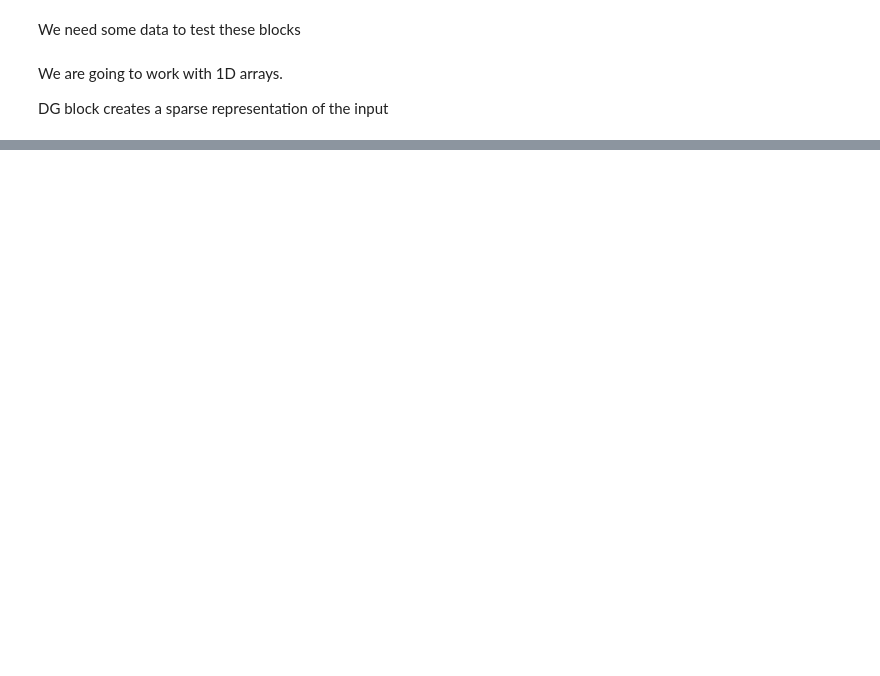
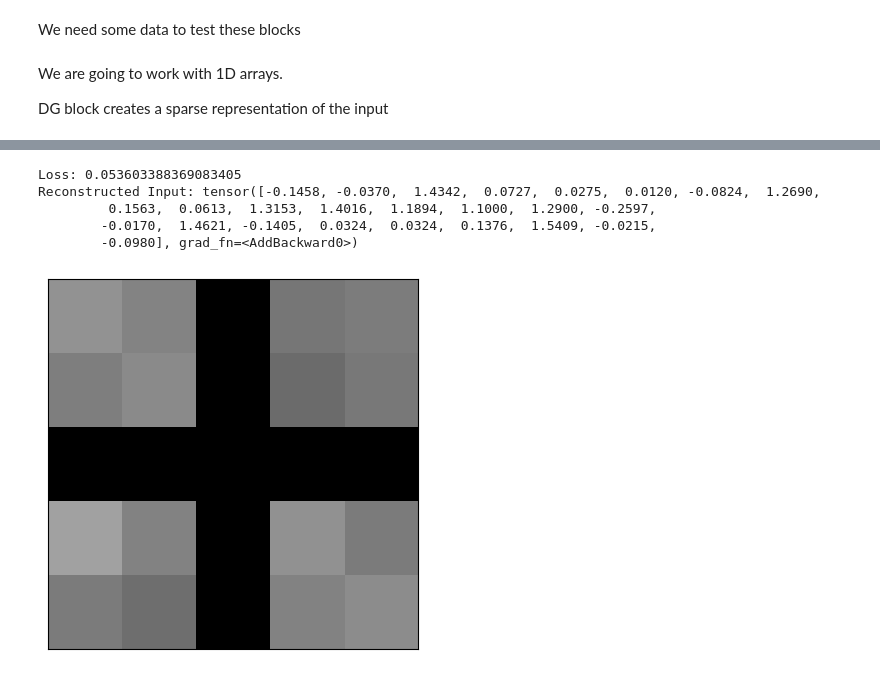
Before and after one commit to mikolasan/ai_sandbox, a Jupyter notebook: arc/Hippocampus.ipynb, the cells around one changed output, grey strips where cells are left out. Drawn from its saved outputs; the diff is of its cells as text; code cells hidden in the pictures; blank space fills up the shorter version.

```diff
--- a/arc/Hippocampus.ipynb
+++ b/arc/Hippocampus.ipynb
@@ -165,14 +204,12 @@ class HopfieldNetworkTorch(nn.Module):
         plt.show()
 # %%
 T = M + L # Input size
-# Output size = Input size
+K = T # Output size = Input size
 
 hopfield_model = HopfieldNetworkTorch(T)
 
-
 # Store patterns in the Hopfield network
 ca3_input = torch.cat([y_1, y_hat]) # y_1 -> M, y_hat -> L
-
 
 hopfield_model.store_pattern(ca3_input)
 
@@ -213,0 +328,33 @@ plt.show()
+# %%
+# Another step
+
+optimizer.zero_grad()
+
+# Compare reconstruction with the original input
+reconstructed_input = ca1_model(ca1_input)
+loss = criterion(reconstructed_input, output_1.flatten())
+
+# Backward pass: compute gradients
+loss.backward()
+
+# Optimization step: update weights
+optimizer.step()
+
+# Print out the loss and reconstructed input
+print("Loss:", loss.item())
+print("Reconstructed Input:", reconstructed_input)
+
+plt.figure(figsize=(6, 4))
+plt.imshow(reconstructed_input.view(5,5).detach(), cmap=plt.cm.gray_r, norm=norm)
+plt.xticks([])  # No ticks on x axis
+plt.yticks([])  # No ticks on y axis
+plt.tight_layout()
+plt.grid(False)
+plt.show()
+# %% [output]
+Loss: 0.053603388369083405
+Reconstructed Input: tensor([-0.1458, -0.0370,  1.4342,  0.0727,  0.0275,  0.0120, -0.0824,  1.2690,
+         0.1563,  0.0613,  1.3153,  1.4016,  1.1894,  1.1000,  1.2900, -0.2597,
+        -0.0170,  1.4621, -0.1405,  0.0324,  0.0324,  0.1376,  1.5409, -0.0215,
+        -0.0980], grad_fn=<AddBackward0>)
+[figure, added]
```
Also changed, not shown: parts of 18 cells of this notebook, 2 other files.
